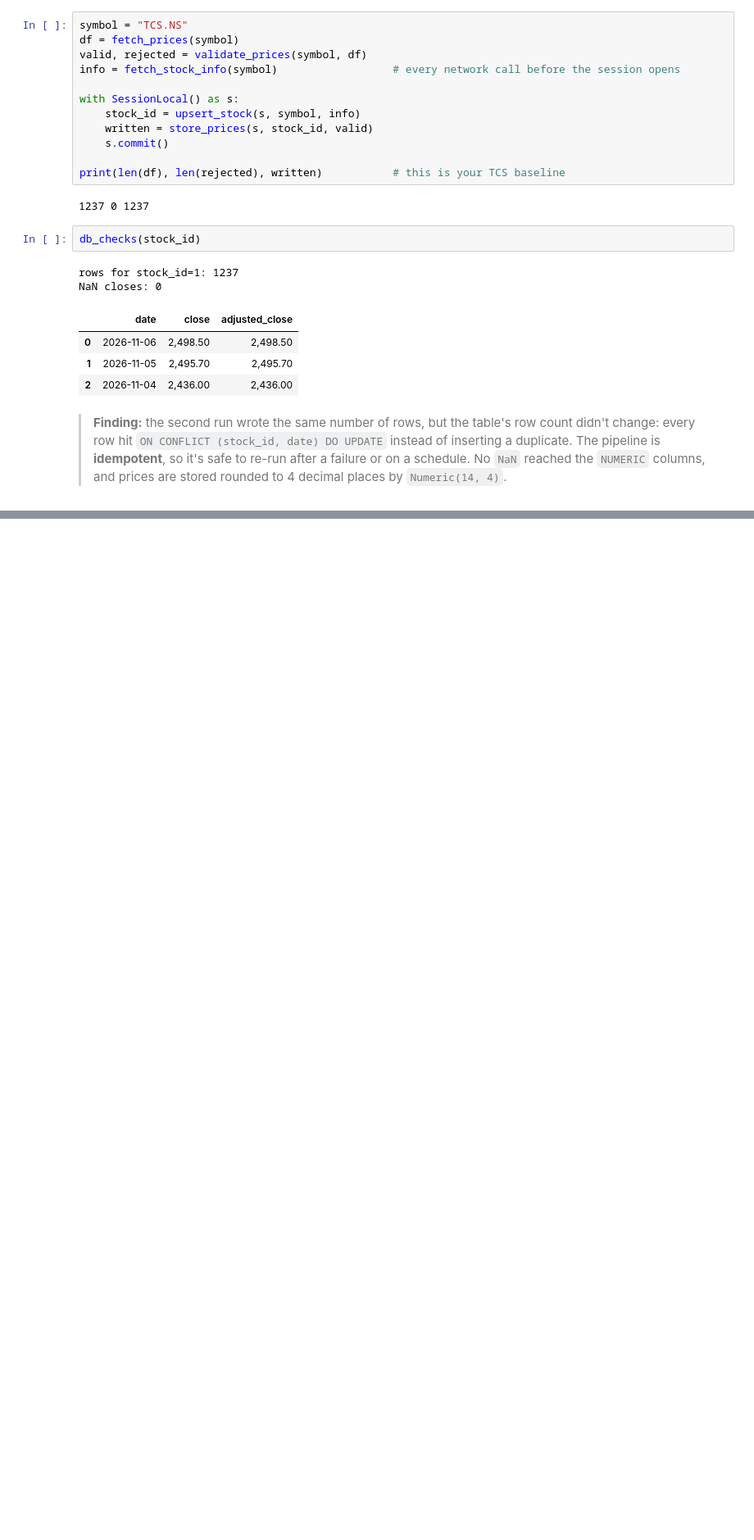
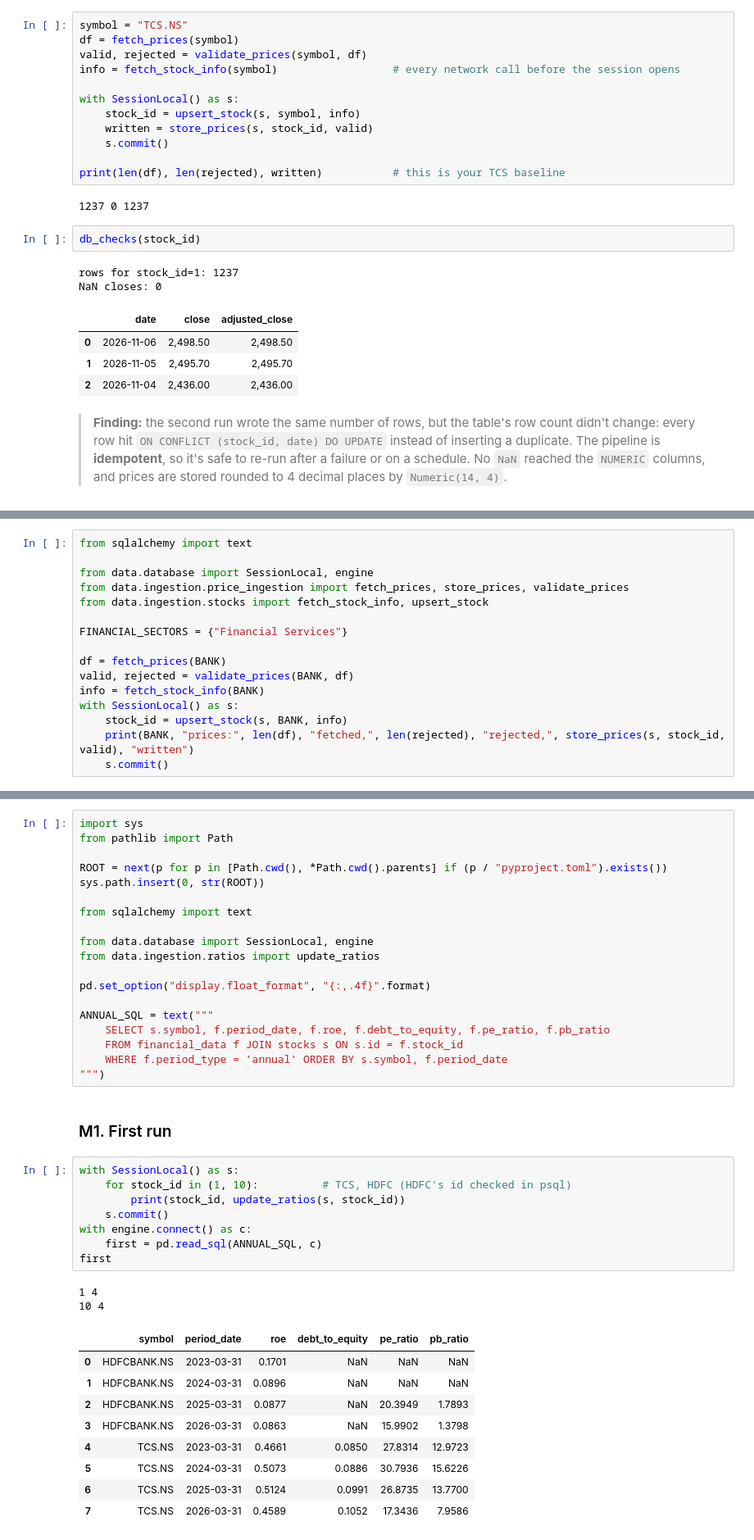
Before and after one commit to bhanu-bhadouria/mosaic-drishti, a Jupyter notebook: notebooks/exploration/02_yfinance_exploration.ipynb, the cells around one changed output, grey strips where cells are left out. Shown at 82% size. Drawn from its saved outputs; the diff is of its cells as text; blank space fills up the shorter version.

```diff
--- a/notebooks/exploration/02_yfinance_exploration.ipynb
+++ b/notebooks/exploration/02_yfinance_exploration.ipynb
@@ -673,0 +927,16 @@ NaN closes: 0
+# %%
+from sqlalchemy import text
+
+from data.database import SessionLocal, engine
+from data.ingestion.price_ingestion import fetch_prices, store_prices, validate_prices
+from data.ingestion.stocks import fetch_stock_info, upsert_stock
+
+FINANCIAL_SECTORS = {"Financial Services"}
+
+df = fetch_prices(BANK)
+valid, rejected = validate_prices(BANK, df)
+info = fetch_stock_info(BANK)
+with SessionLocal() as s:
+    stock_id = upsert_stock(s, BANK, info)
+    print(BANK, "prices:", len(df), "fetched,", len(rejected), "rejected,", store_prices(s, stock_id, valid), "written")
+    s.commit()
@@ -673,0 +999,41 @@ NaN closes: 0
+# %%
+import sys
+from pathlib import Path
+
+ROOT = next(p for p in [Path.cwd(), *Path.cwd().parents] if (p / "pyproject.toml").exists())
+sys.path.insert(0, str(ROOT))
+
+from sqlalchemy import text
+
+from data.database import SessionLocal, engine
+from data.ingestion.ratios import update_ratios
+
+pd.set_option("display.float_format", "{:,.4f}".format)
+
+ANNUAL_SQL = text("""
+    SELECT s.symbol, f.period_date, f.roe, f.debt_to_equity, f.pe_ratio, f.pb_ratio
+    FROM financial_data f JOIN stocks s ON s.id = f.stock_id
+    WHERE f.period_type = 'annual' ORDER BY s.symbol, f.period_date
+""")
+# %% [markdown]
+### M1. First run
+# %%
+with SessionLocal() as s:
+    for stock_id in (1, 10):          # TCS, HDFC (HDFC's id checked in psql)
+        print(stock_id, update_ratios(s, stock_id))
+    s.commit()
+with engine.connect() as c:
+    first = pd.read_sql(ANNUAL_SQL, c)
+first
+# %% [output]
+1 4
+10 4
+|  | symbol | period_date | roe | debt_to_equity | pe_ratio | pb_ratio |
+| 0 | HDFCBANK.NS | 2023-03-31 | 0.1701 | NaN | NaN | NaN |
+| 1 | HDFCBANK.NS | 2024-03-31 | 0.0896 | NaN | NaN | NaN |
+| 2 | HDFCBANK.NS | 2025-03-31 | 0.0877 | NaN | 20.3949 | 1.7893 |
+| 3 | HDFCBANK.NS | 2026-03-31 | 0.0863 | NaN | 15.9902 | 1.3798 |
+| 4 | TCS.NS | 2023-03-31 | 0.4661 | 0.0850 | 27.8314 | 12.9723 |
+| 5 | TCS.NS | 2024-03-31 | 0.5073 | 0.0886 | 30.7936 | 15.6226 |
+| 6 | TCS.NS | 2025-03-31 | 0.5124 | 0.0991 | 26.8735 | 13.7700 |
+| 7 | TCS.NS | 2026-03-31 | 0.4589 | 0.1052 | 17.3436 | 7.9586 |
```
Also changed, not shown: parts of 44 cells of this notebook, 6 other files.
